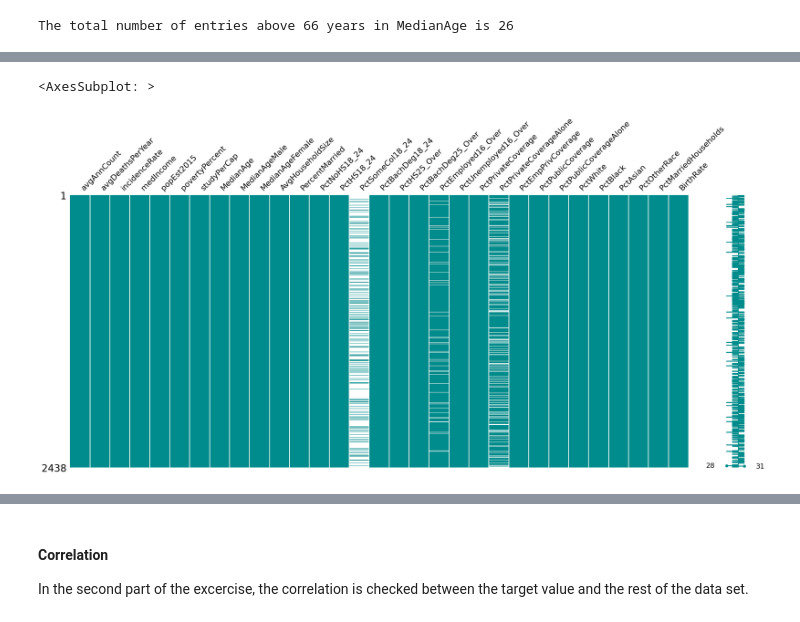
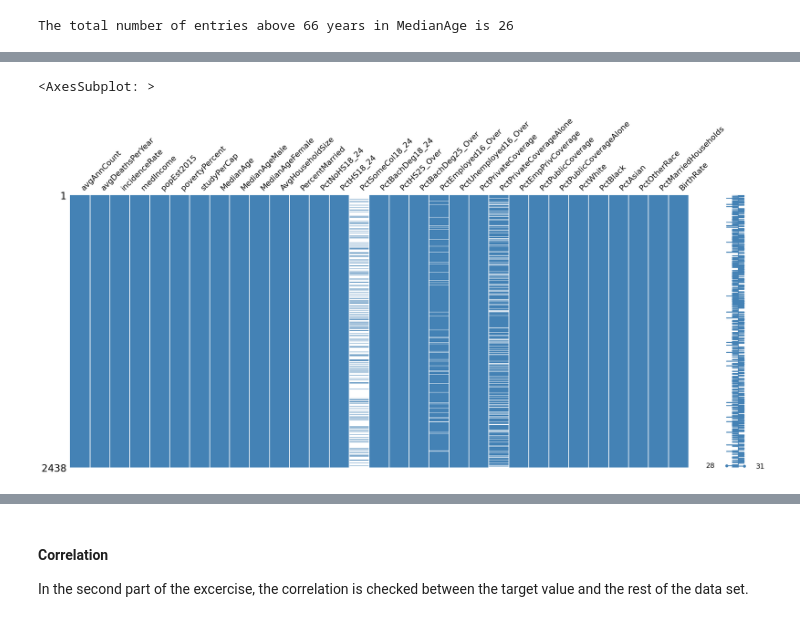
Before and after one commit to AlexandraPosta/machie-learning-pipeline, a Jupyter notebook: COMP3611_Coursework_Assessment.ipynb, the cells around one changed output, grey strips where cells are left out. Saved outputs shown, nothing was run; the diff lists cells and outputs as text; code cells hidden in the pictures.

```diff
--- a/COMP3611_Coursework_Assessment.ipynb
+++ b/COMP3611_Coursework_Assessment.ipynb
@@ -197,8 +197,8 @@ msno.bar(cancer_data, color=plot_color)
 # %%
-msno.matrix(cancer_data, color=(0, 0.55, 0.55)) # check if missing data is random across the set
+msno.matrix(cancer_data, color=(0.27, 0.51, 0.71)) # check if missing data is random across the set
 # %% [output]
 <AxesSubplot: >
-[figure, old version]
+[figure, new version]
 # %% [markdown]
 There are a few columns that contain unusual data:
 - The highest median age for male is 64.7, and the highest medial age for female population is 65.7. In the 'MedianAge' column there are 26 entries that are above 66 years, all of them being in the 100th scale. These entries are clearly a mistake and they should be replaced;
```
Also changed, not shown: parts of 49 cells of this notebook.
